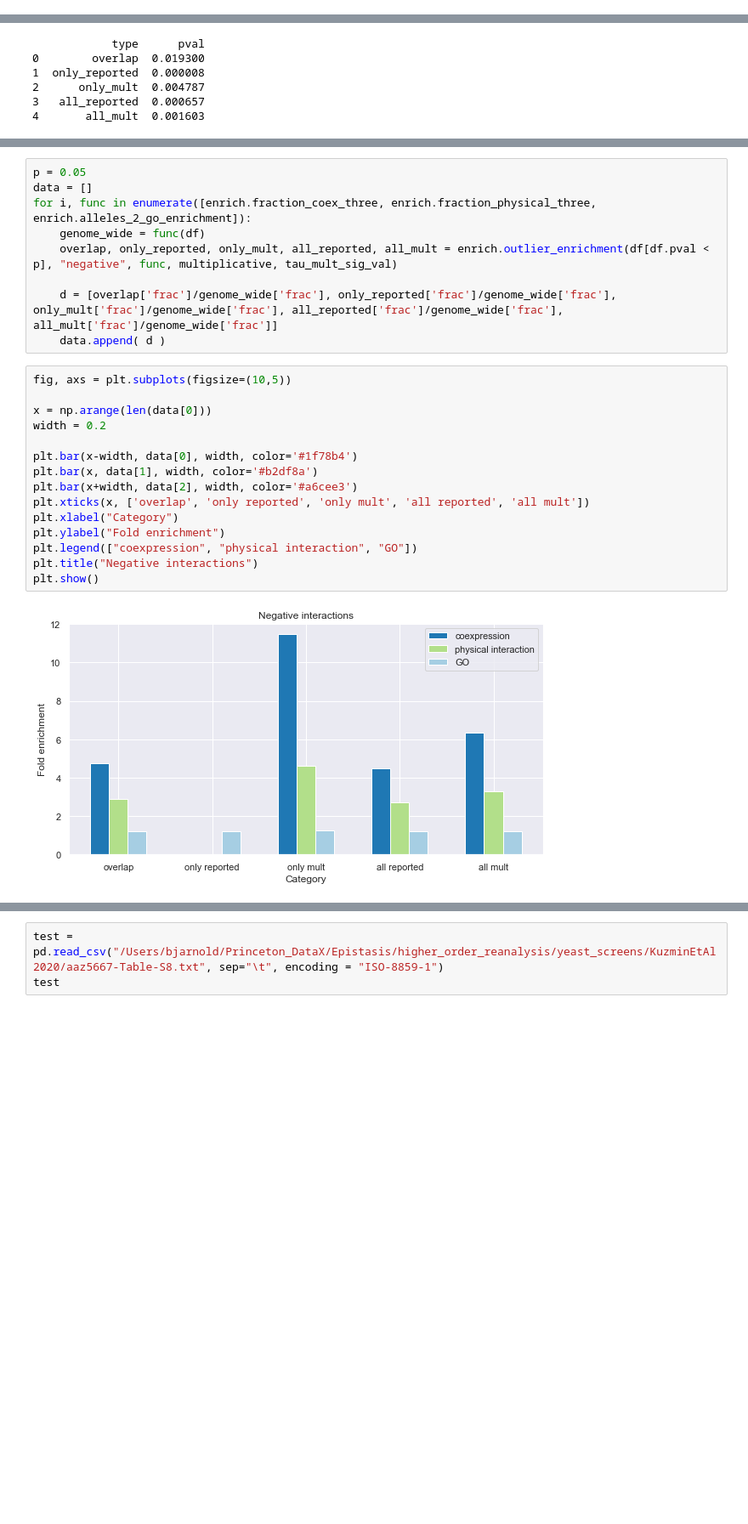
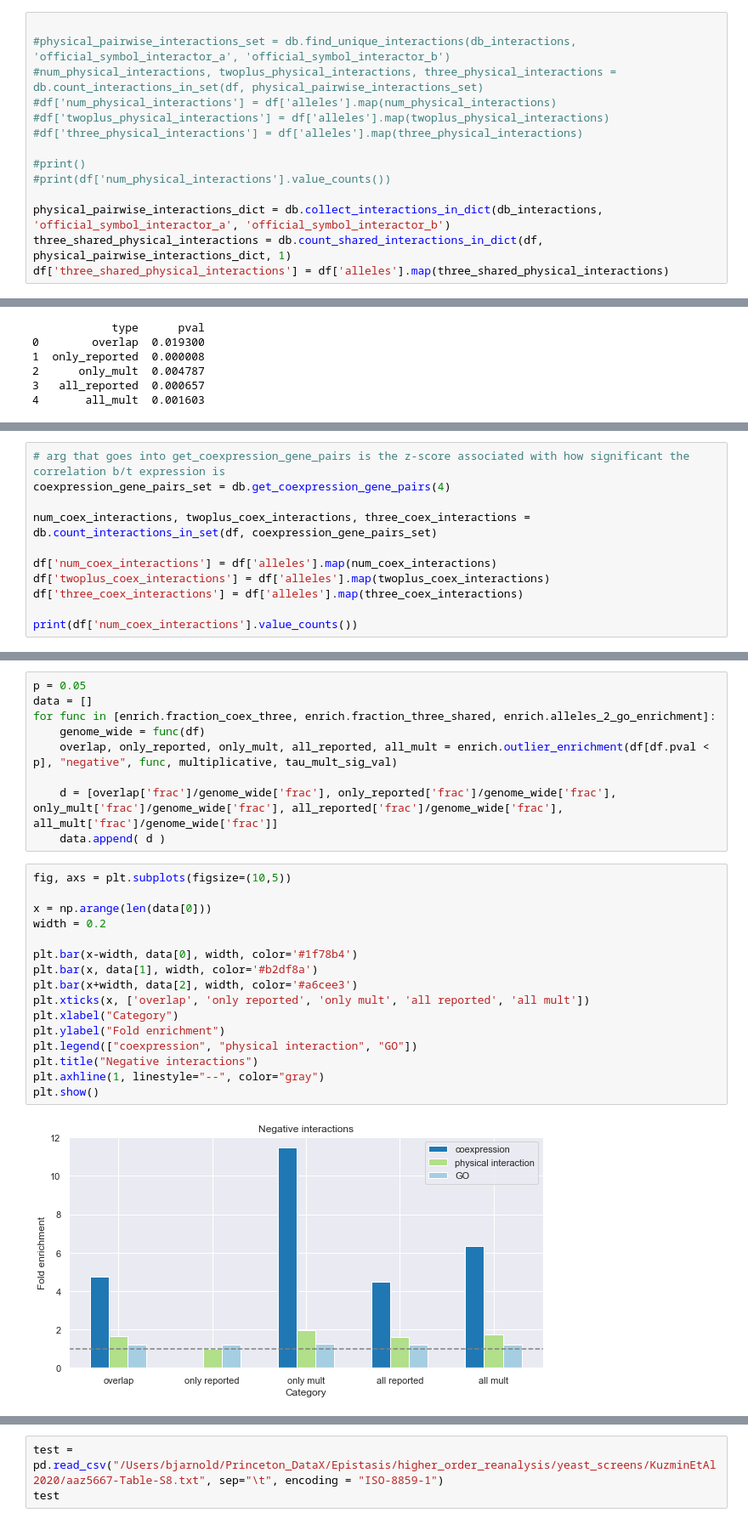
Before and after one commit to brian-arnold/epistasis_reanalysis, a Jupyter notebook: yeast_screens/Kuzmin2020.ipynb, the cells around one changed output, grey strips where cells are left out. Shown at 85% size. Cells and saved outputs as stored; diff of their text form; blank space fills up the shorter version.

```diff
--- a/yeast_screens/Kuzmin2020.ipynb
+++ b/yeast_screens/Kuzmin2020.ipynb
@@ -400,0 +390,14 @@ Name: num_physical_interactions, dtype: int64
+# %%
+
+#physical_pairwise_interactions_set = db.find_unique_interactions(db_interactions, 'official_symbol_interactor_a', 'official_symbol_interactor_b')
+#num_physical_interactions, twoplus_physical_interactions, three_physical_interactions = db.count_interactions_in_set(df, physical_pairwise_interactions_set)
+#df['num_physical_interactions'] = df['alleles'].map(num_physical_interactions)
+#df['twoplus_physical_interactions'] = df['alleles'].map(twoplus_physical_interactions)
+#df['three_physical_interactions'] = df['alleles'].map(three_physical_interactions)
+
+#print()
+#print(df['num_physical_interactions'].value_counts())
+
+physical_pairwise_interactions_dict = db.collect_interactions_in_dict(db_interactions, 'official_symbol_interactor_a', 'official_symbol_interactor_b')
+three_shared_physical_interactions = db.count_shared_interactions_in_dict(df, physical_pairwise_interactions_dict, 1)
+df['three_shared_physical_interactions'] = df['alleles'].map(three_shared_physical_interactions)
@@ -591,0 +503,11 @@ Name: num_coex_interactions, dtype: int64
+# %%
+# arg that goes into get_coexpression_gene_pairs is the z-score associated with how significant the correlation b/t expression is
+coexpression_gene_pairs_set = db.get_coexpression_gene_pairs(4)
+
+num_coex_interactions, twoplus_coex_interactions, three_coex_interactions = db.count_interactions_in_set(df, coexpression_gene_pairs_set)
+
+df['num_coex_interactions'] = df['alleles'].map(num_coex_interactions)
+df['twoplus_coex_interactions'] = df['alleles'].map(twoplus_coex_interactions)
+df['three_coex_interactions'] = df['alleles'].map(three_coex_interactions)
+
+print(df['num_coex_interactions'].value_counts())
@@ -624,7 +552,7 @@ plt.xticks(x_pos, bars)
 # %%
 p = 0.05
 data = []
-for i, func in enumerate([enrich.fraction_coex_three, enrich.fraction_physical_three, enrich.alleles_2_go_enrichment]):
+for func in [enrich.fraction_coex_three, enrich.fraction_three_shared, enrich.alleles_2_go_enrichment]:
     genome_wide = func(df)
     overlap, only_reported, only_mult, all_reported, all_mult = enrich.outlier_enrichment(df[df.pval < p], "negative", func, multiplicative, tau_mult_sig_val)
 
@@ -633,20 +561,21 @@ for i, func in enumerate([enrich.fraction_coex_three, enrich.fraction_physical_t
 # %%
 fig, axs = plt.subplots(figsize=(10,5))
 
 x = np.arange(len(data[0]))
 width = 0.2
 
 plt.bar(x-width, data[0], width, color='#1f78b4')
 plt.bar(x, data[1], width, color='#b2df8a')
 plt.bar(x+width, data[2], width, color='#a6cee3')
 plt.xticks(x, ['overlap', 'only reported', 'only mult', 'all reported', 'all mult'])
 plt.xlabel("Category")
 plt.ylabel("Fold enrichment")
 plt.legend(["coexpression", "physical interaction", "GO"])
 plt.title("Negative interactions")
+plt.axhline(1, linestyle="--", color="gray")
 plt.show()
 # %% [output]
-[figure, old version]
+[figure, new version]
 # %%
 # look at gene triplets for different multiplicative outliers not reported as significant; inspect as jupyter variables in VS code
 x1 = sorted(df[df.pval < 0.05].alleles[(df[df.pval < 0.05].adjusted_interaction_score_epsilon_or_tau < 0.08) & (df[df.pval < 0.05][multiplicative] > tau_mult_pos_sig_val)])
```
Also changed, not shown: parts of 13 cells of this notebook, 2 other files.
